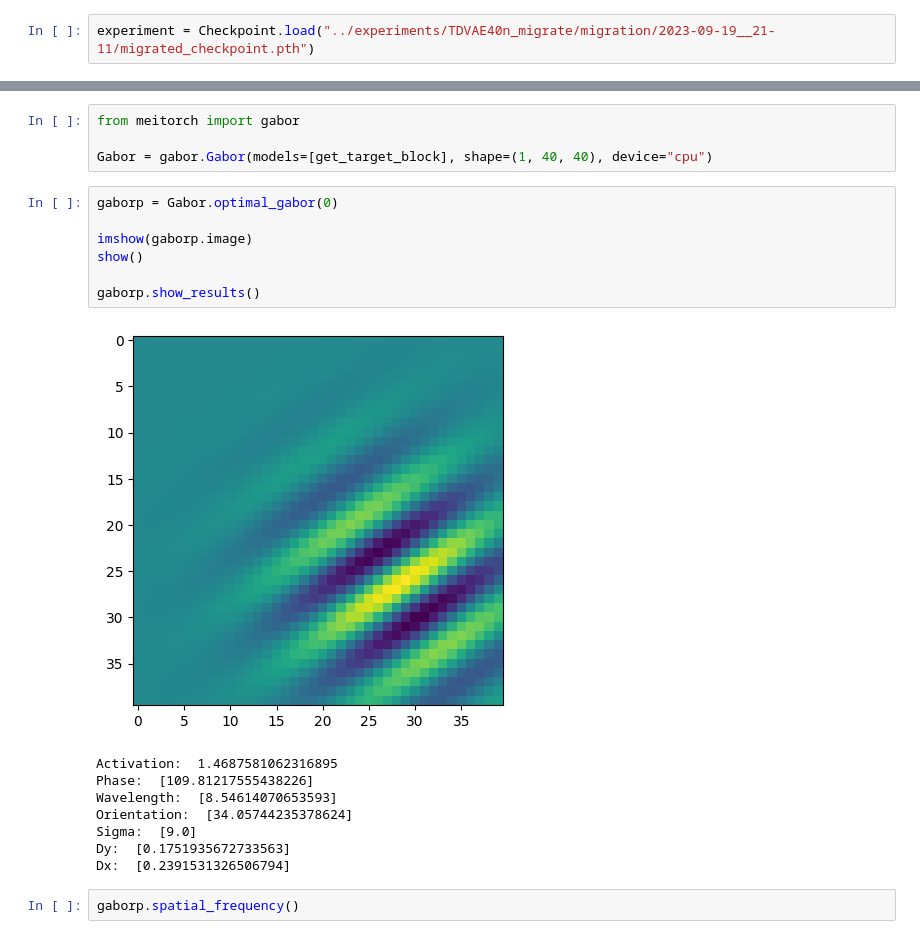
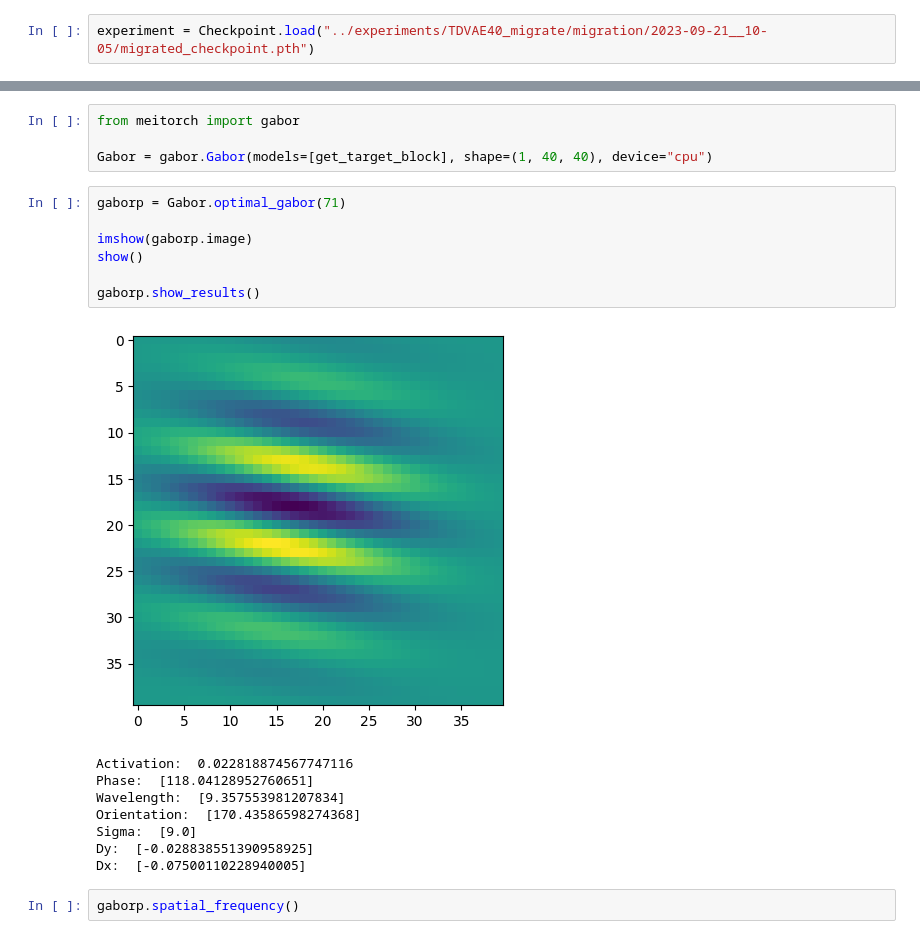
Before and after one commit to lacykaltgr/hvae, a Jupyter notebook: eval_notebooks/tdvae_eval.ipynb, the cells around one changed output, grey strips where cells are left out. Saved outputs shown, nothing was run; the diff lists cells and outputs as text.

```diff
--- a/eval_notebooks/tdvae_eval.ipynb
+++ b/eval_notebooks/tdvae_eval.ipynb
@@ -93,7 +93,7 @@ TypeError: pad(): argument 'pad' (position 2) must be tuple of ints, not Tensor
 from meitorch import mei
 from src.checkpoint import Checkpoint
 # %%
-experiment = Checkpoint.load("../experiments/TDVAE40n_migrate/migration/2023-09-19__21-11/migrated_checkpoint.pth")
+experiment = Checkpoint.load("../experiments/TDVAE40_migrate/migration/2023-09-21__10-05/migrated_checkpoint.pth")
 # %%
 model = experiment.get_model()
 # %%
@@ -180,21 +179,21 @@ from meitorch import gabor
 
 Gabor = gabor.Gabor(models=[get_target_block], shape=(1, 40, 40), device="cpu")
 # %%
-gaborp = Gabor.optimal_gabor(0)
+gaborp = Gabor.optimal_gabor(71)
 
 imshow(gaborp.image)
 show()
 
 gaborp.show_results()
 # %% [output]
-[figure, old version]
+[figure, new version]
-Activation:  1.4687581062316895
-Phase:  [109.81217555438226]
-Wavelength:  [8.54614070653593]
-Orientation:  [34.05744235378624]
+Activation:  0.022818874567747116
+Phase:  [118.04128952760651]
+Wavelength:  [9.357553981207834]
+Orientation:  [170.43586598274368]
 Sigma:  [9.0]
-Dy:  [0.1751935672733563]
-Dx:  [0.2391531326506794]
+Dy:  [-0.028838551390958925]
+Dx:  [-0.07500110228940005]
 # %%
 gaborp.spatial_frequency()
 # %% [output]
```
Also changed, not shown: parts of 8 cells of this notebook, 16 other files.
